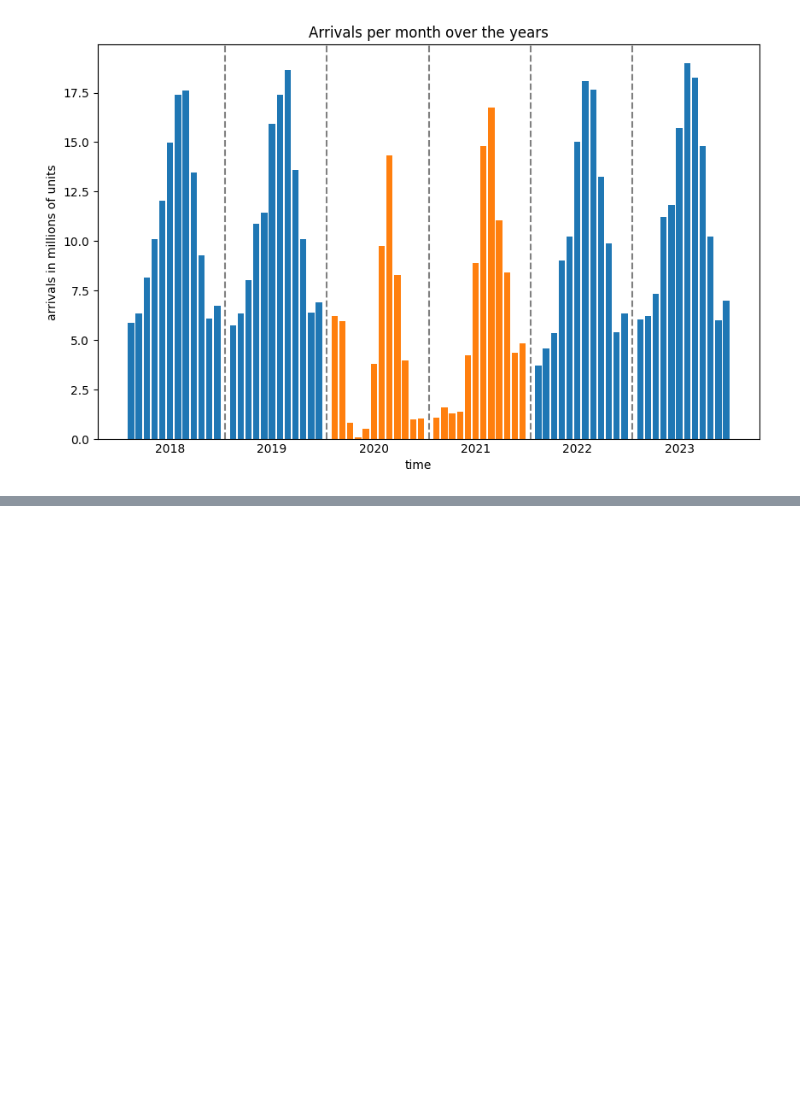
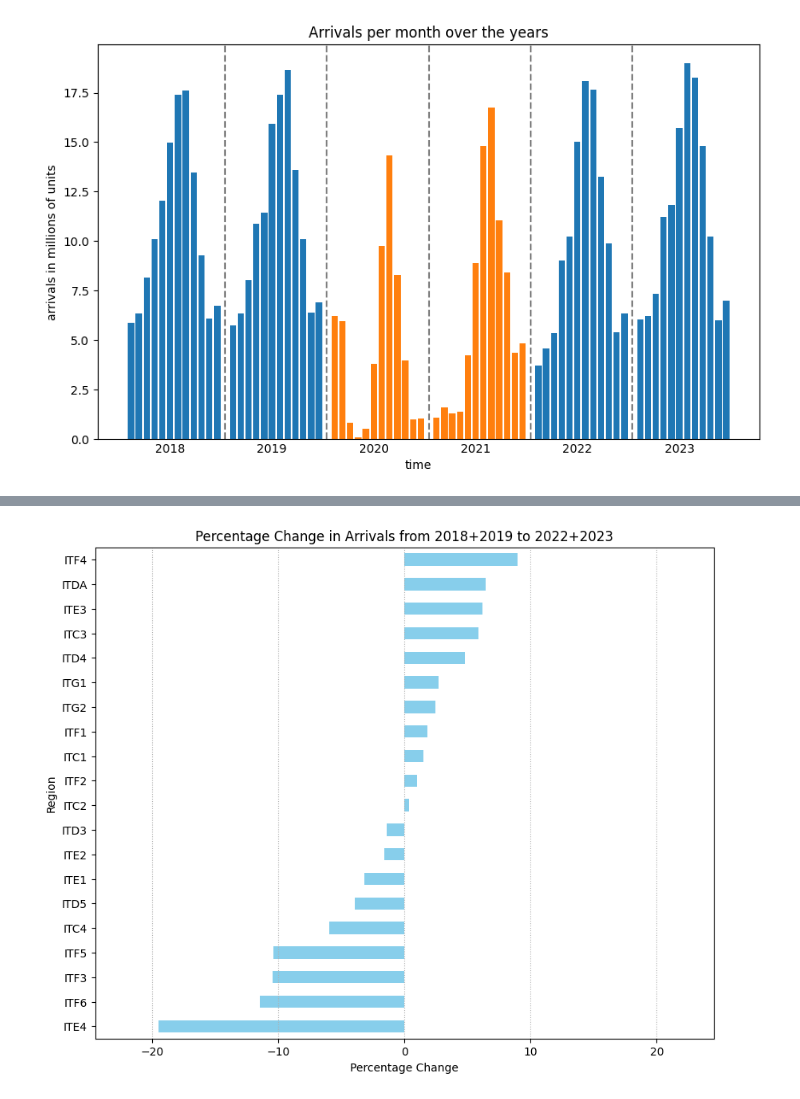
Before and after one commit to T0ls/data-Visualization, a Jupyter notebook: code/index.ipynb, the cells around one changed output, grey strips where cells are left out. Cells and saved outputs as stored; diff of their text form; code cells hidden in the pictures; blank space fills up the shorter version.

```diff
--- a/code/index.ipynb
+++ b/code/index.ipynb
@@ -886,0 +888,20 @@ plt.show()
+# %%
+# Calculate the total arrivals for 2018+2019 and 2022+2023 for each region
+arrivals_2018_2019 = arrivals[arrivals['TIME_PERIOD'].isin(['2018', '2019'])].groupby('REF_AREA')['OBS_VALUE'].sum()
+arrivals_2022_2023 = arrivals[arrivals['TIME_PERIOD'].isin(['2022', '2023'])].groupby('REF_AREA')['OBS_VALUE'].sum()
+
+# Calculate the percentage change
+percentage_change = ((arrivals_2022_2023 - arrivals_2018_2019) / arrivals_2018_2019) * 100
+
+# Plot the percentage change
+percentage_change.sort_values().plot(kind='barh', figsize=(10, 8), color='skyblue')
+plt.xlabel("Percentage Change")
+plt.ylabel("Region")
+plt.title("Percentage Change in Arrivals from 2018+2019 to 2022+2023")
+plt.grid(True, axis='x', linestyle=':')
+
+max_change = percentage_change.abs().max()
+plt.xlim(-max_change - 5, max_change + 5)  # Adjust x-axis limits for even spacing
+plt.show()
+# %% [output]
+[figure, added]
```
Also changed, not shown: parts of 6 cells of this notebook.
